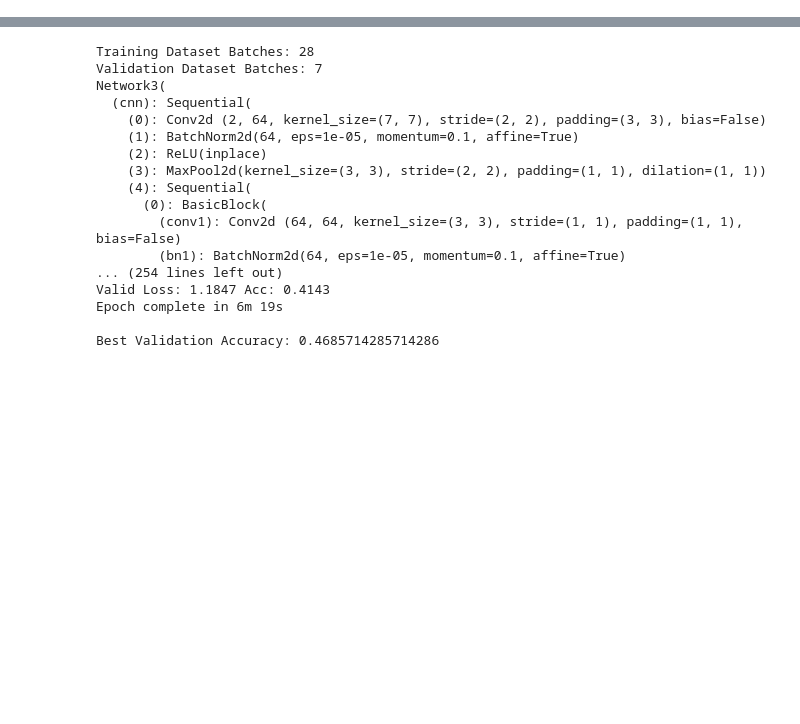
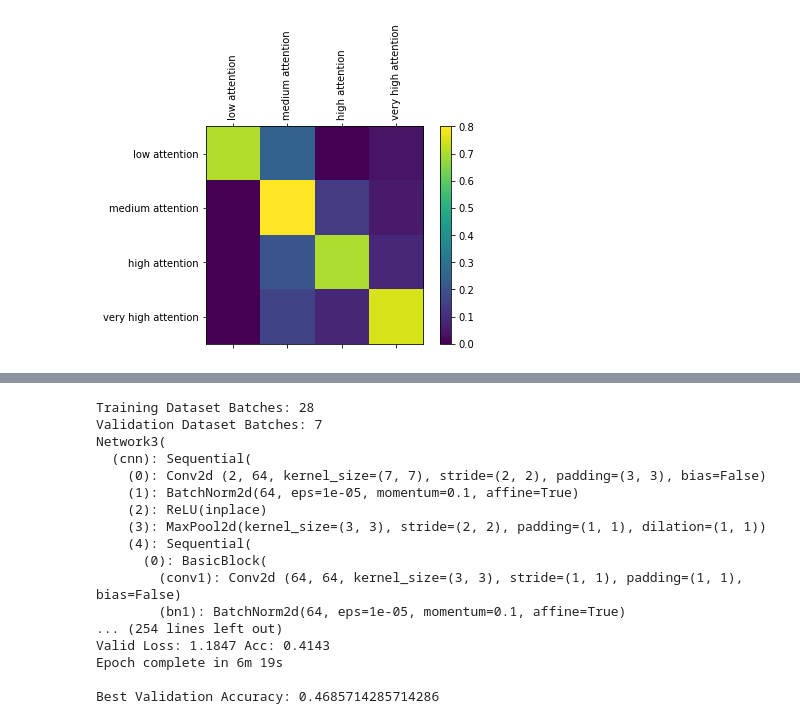
Before and after one commit to gcorcorann/ComputerRobotVision, a Jupyter notebook: src/ConfusionMatrix.ipynb, the cells around one changed output, grey strips where cells are left out. Drawn from its saved outputs; the diff is of its cells as text; code cells hidden in the pictures; blank space fills up the shorter version.

```diff
--- a/src/ConfusionMatrix.ipynb
+++ b/src/ConfusionMatrix.ipynb
@@ -6,0 +5,68 @@ from dataloader import get_loaders
+# %%
+from dataloader_nd import get_loaders
+
+import torch
+import torch.nn as nn
+from trainer import train_network
+
+import model
+import torch.optim as optim
+
+net = model.VGGNetLSTMfc1(rnn_hidden=512, rnn_layers=2)
+net.load_state_dict(torch.load('/home/vortex/gcorc/ComputerRobotVision/data/old.pkl'))
+
+net = net.cuda()
+
+labels_path = '/usr/local/faststorage/gcorc/accv/average_labels.txt'
+dataloaders, datasizes = get_loaders(labels_path, batch_size=32, frame_sample=5,
+                                    num_workers=2, gpu=True, flow=True)
+print(datasizes)
+
+##### from torch.autograd import Variable
+import matplotlib.pyplot as plt
+import matplotlib.ticker as ticker
+from torch.autograd import Variable
+
+confusion = torch.zeros(4,4)
+running_correct = 0
+for data in dataloaders['Valid']:
+    inputs, labels = data['X'], data['y']
+    inputs = inputs.transpose(0,1)
+
+    inputs = Variable(inputs.cuda())
+    labels = Variable(labels.cuda())
+    print('inputs:', inputs.size())
+
+    outputs = net.forward(inputs)
+    print('outputs:', outputs.size())
+    _, y_pred = torch.max(outputs.data, 1)
+    correct = torch.sum(y_pred==labels.data)
+    running_correct += correct
+    for i in range(y_pred.size(0)):
+        confusion[labels.data[i]][y_pred[i]] += 1
+
+print(running_correct / datasizes['Valid'])
+
+for i in range(4):
+    confusion[i] = confusion[i] / confusion[i].sum()
+
+print(confusion)
+
+# Set up plot
+fig = plt.figure()
+ax = fig.add_subplot(111)
+cax = ax.matshow(confusion.numpy())
+fig.colorbar(cax)
+
+# Set up axes
+all_categories = ['low attention', 'medium attention', 'high attention', 'very high attention']
+ax.set_xticklabels([''] + all_categories, rotation=90)
+ax.set_yticklabels([''] + all_categories)
+
+# Force label at every tick
+ax.xaxis.set_major_locator(ticker.MultipleLocator(1))
+ax.yaxis.set_major_locator(ticker.MultipleLocator(1))
+
+# sphinx_gallery_thumbnail_number = 2
+plt.show()
+# %% [output]
@@ -6,0 +90 @@ from dataloader import get_loaders
+[figure, added]
```
Also changed, not shown: parts of 3 cells of this notebook, 2 other files.
